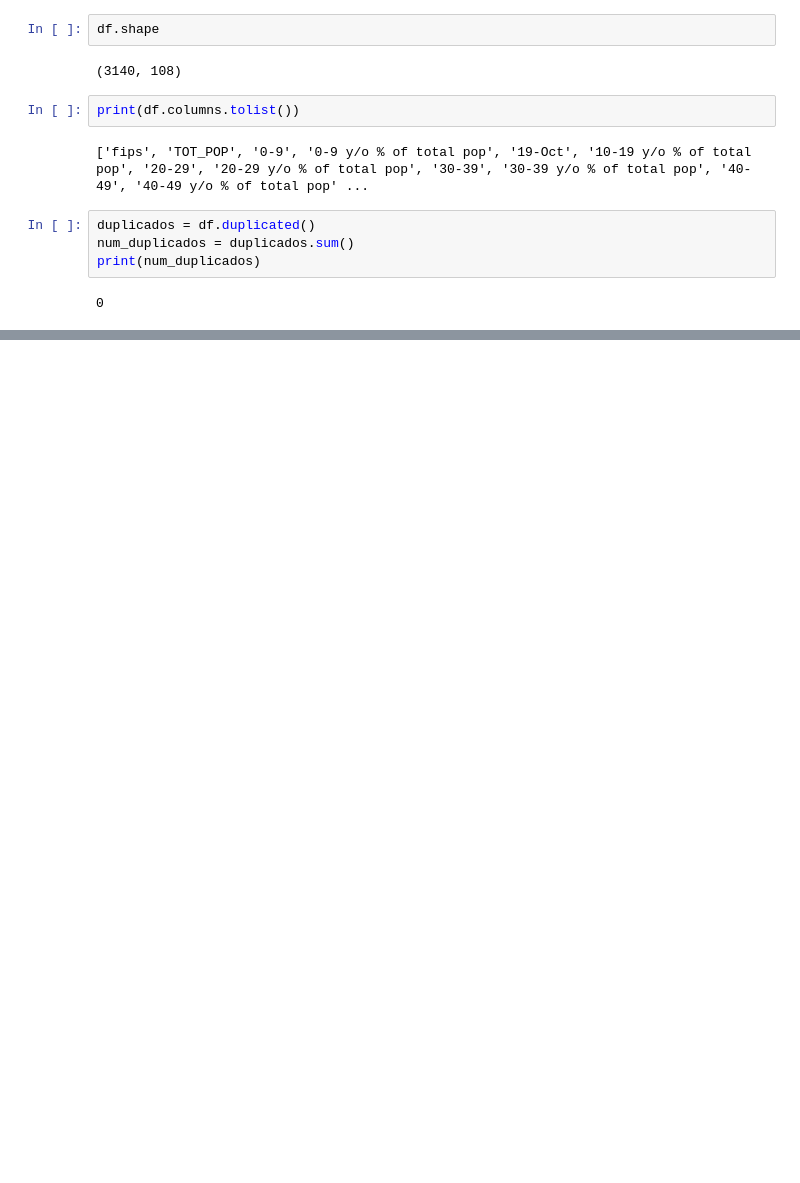
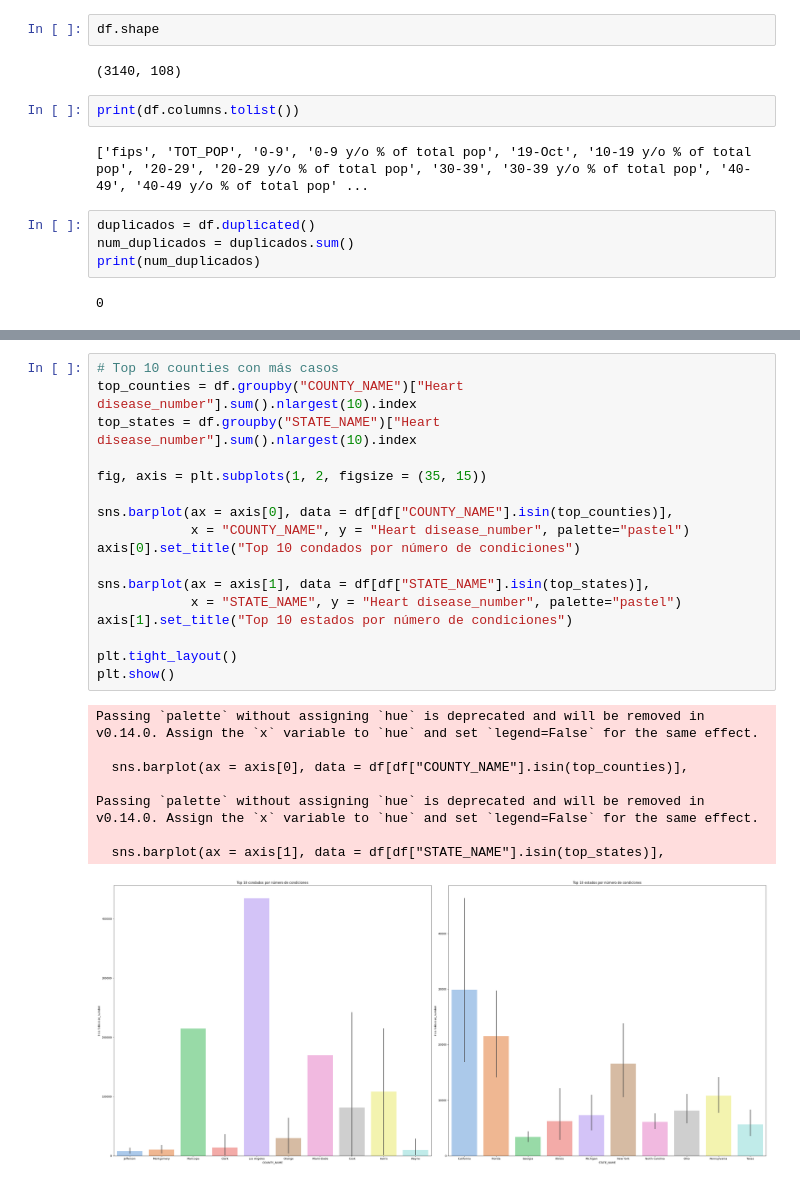
Before and after one commit to Piris14/machine-learning-python-template, a Jupyter notebook: src/explore4.ipynb, the cells around one changed output, grey strips where cells are left out. Drawn from its saved outputs; the diff is of its cells as text; blank space fills up the shorter version.

```diff
--- a/src/explore4.ipynb
+++ b/src/explore4.ipynb
@@ -31,0 +114,26 @@ k
+# %%
+# Top 10 counties con más casos
+top_counties = df.groupby("COUNTY_NAME")["Heart disease_number"].sum().nlargest(10).index
+top_states = df.groupby("STATE_NAME")["Heart disease_number"].sum().nlargest(10).index
+
+fig, axis = plt.subplots(1, 2, figsize = (35, 15))
+
+sns.barplot(ax = axis[0], data = df[df["COUNTY_NAME"].isin(top_counties)],
+            x = "COUNTY_NAME", y = "Heart disease_number", palette="pastel")
+axis[0].set_title("Top 10 condados por número de condiciones")
+
+sns.barplot(ax = axis[1], data = df[df["STATE_NAME"].isin(top_states)],
+            x = "STATE_NAME", y = "Heart disease_number", palette="pastel")
+axis[1].set_title("Top 10 estados por número de condiciones")
+
+plt.tight_layout()
+plt.show()
+# %% [output]
+Passing `palette` without assigning `hue` is deprecated and will be removed in v0.14.0. Assign the `x` variable to `hue` and set `legend=False` for the same effect.
+
+  sns.barplot(ax = axis[0], data = df[df["COUNTY_NAME"].isin(top_counties)],
+
+Passing `palette` without assigning `hue` is deprecated and will be removed in v0.14.0. Assign the `x` variable to `hue` and set `legend=False` for the same effect.
+
+  sns.barplot(ax = axis[1], data = df[df["STATE_NAME"].isin(top_states)],
+[figure, added]
```
Also changed, not shown: parts of 8 cells of this notebook, 4 other files.
